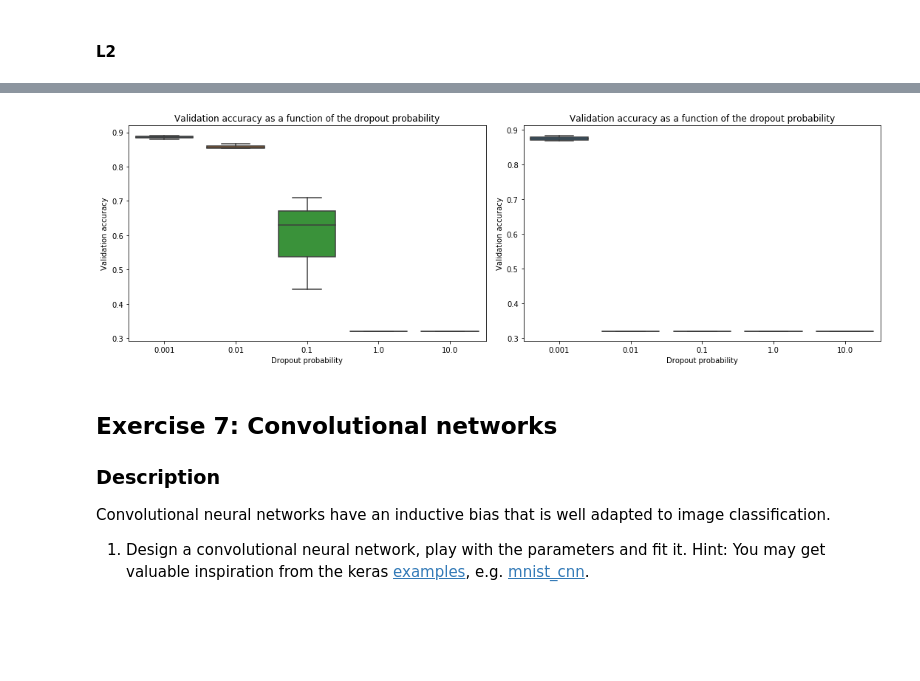
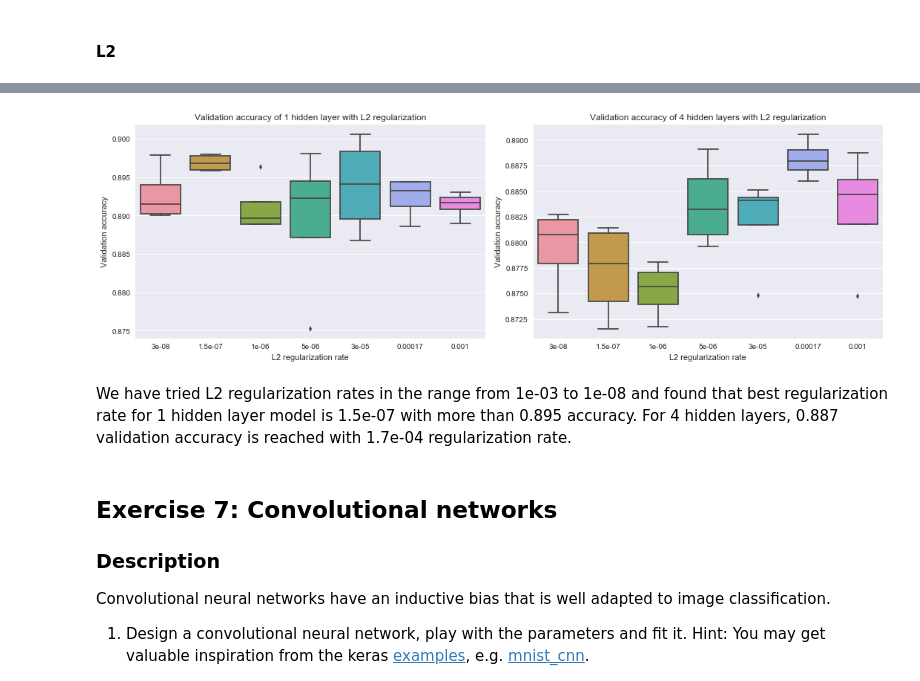
Before and after one commit to SSappy/ANN-Project-1, a Jupyter notebook: miniproject1.ipynb, the cells around one changed output, grey strips where cells are left out. Saved outputs shown, nothing was run; the diff lists cells and outputs as text; code cells hidden in the pictures; blank space fills up the shorter version.

```diff
--- a/miniproject1.ipynb
+++ b/miniproject1.ipynb
@@ -1407,7 +1515,8 @@ def create_model1_l2(regularization_rate):
     model1.add(Dense(N_h,
                      activation='relu',
                      input_shape=input_shape,
-                     kernel_regularizer=l2(regularization_rate)
+                     kernel_regularizer=l2(regularization_rate),
+                     bias_regularizer=l2(regularization_rate)
                     )
               )
 
@@ -1428,25 +1537,29 @@ def create_model4_l2(regularization_rate):
     model4.add(Dense(N_h_4,
                      activation='relu',
                      input_shape=input_shape,
-                     kernel_regularizer=l2(regularization_rate)
+                     kernel_regularizer=l2(regularization_rate),
+                     bias_regularizer=l2(regularization_rate)
                     )
               )
 
     model4.add(Dense(N_h_4,
                      activation='relu',
-                     kernel_regularizer=l2(regularization_rate)
+                     kernel_regularizer=l2(regularization_rate),
+                     bias_regularizer=l2(regularization_rate)
                     )
               )
 
     model4.add(Dense(N_h_4,
                      activation='relu',
-                     kernel_regularizer=l2(regularization_rate)
+                     kernel_regularizer=l2(regularization_rate),
+                     bias_regularizer=l2(regularization_rate)
                     )
               )
 
     model4.add(Dense(N_h_4,
                      activation='relu',
-                     kernel_regularizer=l2(regularization_rate)
+                     kernel_regularizer=l2(regularization_rate),
+                     bias_regularizer=l2(regularization_rate)
                     )
               )
 
@@ -1458,11 +1571,12 @@ def create_model4_l2(regularization_rate):
     return model4
 # %%
 histories1 = []
-
+print('1 hidden layer... regularization rate : ')
 for i in range(len(regularization_rates)):
+    print(regularization_rates[i])
     histories1.append([])
     for j in range(num_runs):
-        model = create_model1_l2(regularization_rates[i])
+        model = create_model1_l2(regularization_rates[i])    vb
 
         model.compile(loss='categorical_crossentropy',
                        optimizer=optimizer,
@@ -1479,9 +1593,10 @@ for i in range(len(regularization_rates)):
         histories1[i].append(history.history)
 
 histories4 = []
-
-for i in range(len(dropout_probability)):
+print('4 hidden layers... regularization rate : ')
+for i in range(len(regularization_rates)):
     histories4.append([])
+    print(regularization_rates[i])
     for j in range(num_runs):
         model = create_model4_l2(regularization_rates[i])
 
@@ -1507,3 +1635,3 @@ save_obj(histories4, 'ex6_l2_histories4')
 # %%
-histories1 = load_obj('ex6_l2_histories1')
-histories4 = load_obj('ex6_l2_histories4')
+histories1 = load_obj('ex6_l2_new_histories1')
+histories4 = load_obj('ex6_l2_new_histories4')
@@ -1534,33 +1642,34 @@ for i in range(len(histories1)):
 histories1 = np.array(histories1)
 val_acc1 = np.max(histories1, axis=2)
 
-for i in range(len(histories1)):
+for i in range(len(histories4)):
     for j in range(len(histories1[0])):
         histories4[i][j] = histories4[i][j]['val_acc']
 histories4 = np.array(histories4)
 val_acc4 = np.max(histories4, axis=2)
 # %%
-import seaborn as sns
-
+regularization_rates = np.array([3e-08, 1.5e-07, 1e-06, 5e-06, 3e-05, 1.7e-04, 1e-03])
 fig, ax = plt.subplots(1, 2, figsize=(15,5))
 
 sns.boxplot(data=val_acc1.T, ax=ax[0])
-ax[0].set_title('Validation accuracy as a function of the dropout probability')
+ax[0].set_title('Validation accuracy of 1 hidden layer with L2 regularization')
 ax[0].set_ylabel('Validation accuracy')
-ax[0].set_xlabel('Dropout probability')
+ax[0].set_xlabel('L2 regularization rate')
 ax[0].set_xticklabels(regularization_rates, fontsize=10)
 
 sns.boxplot(data=val_acc4.T, ax=ax[1])
-ax[1].set_title('Validation accuracy as a function of the dropout probability')
+ax[1].set_title('Validation accuracy of 4 hidden layers with L2 regularization')
 ax[1].set_ylabel('Validation accuracy')
-ax[1].set_xlabel('Dropout probability')
+ax[1].set_xlabel('L2 regularization rate')
 ax[1].set_xticklabels(regularization_rates, fontsize=10)
 
 plt.tight_layout()
 
 plt.show()
 # %% [output]
-[figure, old version]
+[figure, new version]
+# %% [markdown]
+We have tried L2 regularization rates in the range from 1e-03 to 1e-08 and found that best regularization rate for 1 hidden layer model is 1.5e-07 with more than 0.895 accuracy. For 4 hidden layers, 0.887 validation accuracy is reached with 1.7e-04 regularization rate.
 # %% [markdown]
 ## Exercise 7: Convolutional networks
 
```
Also changed, not shown: parts of 17 cells of this notebook.
